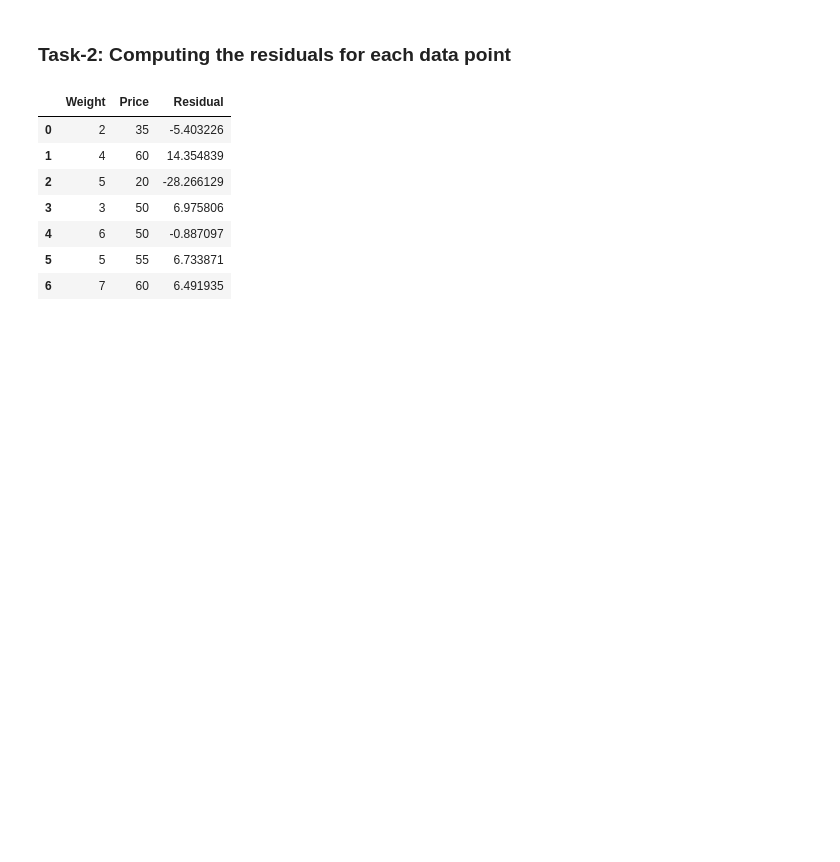
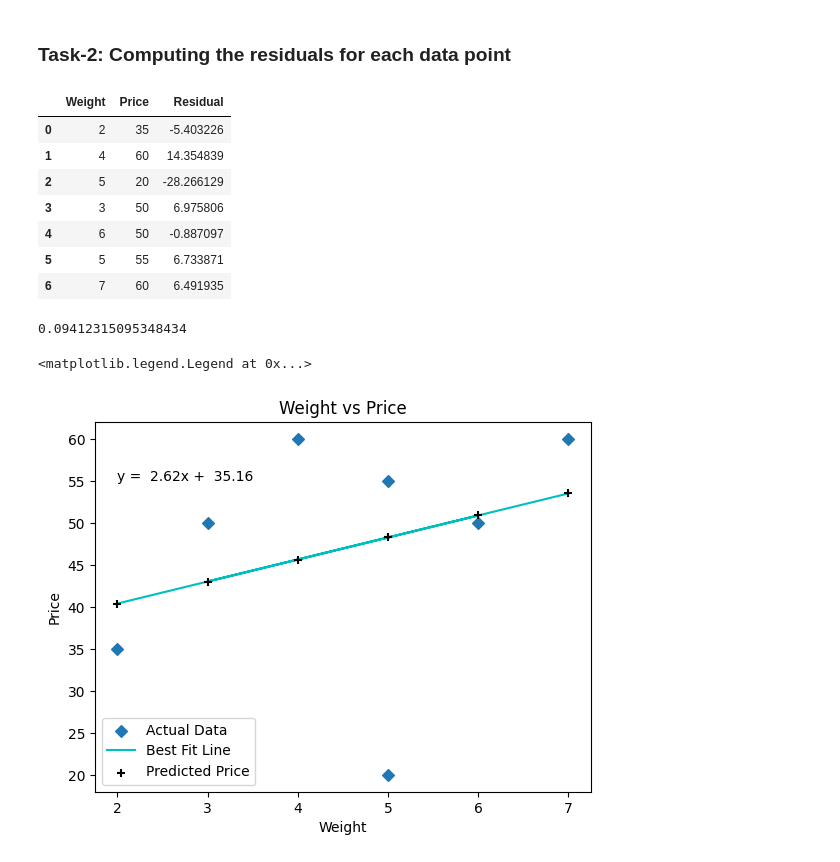
Before and after one commit to mohammadkhorshed/DS-ML-Assignments, a Jupyter notebook: assignment_03.ipynb, the cells around one changed output. Cells and saved outputs as stored; diff of their text form; code cells hidden in the pictures; blank space fills up the shorter version.

```diff
--- a/assignment_03.ipynb
+++ b/assignment_03.ipynb
@@ -113,3 +113,28 @@ df
 | 4 | 6 | 50 | -0.887097 |
 | 5 | 5 | 55 | 6.733871 |
 | 6 | 7 | 60 | 6.491935 |
+# %%
+# Computing trainning  score
+
+reg.score(df[['Weight']], df['Price'])
+# %% [output]
+0.09412315095348434
+# %%
+# Visualization of the data with best fit line
+
+M =  reg.coef_
+C = reg.intercept_
+
+equation = f"y = {float(M): .2f}x + {float(C): .2f}"
+plt.text(min(df['Weight']), max(df['Price']) - 5, equation)
+
+plt.scatter(df['Weight'], df['Price'], marker= 'D', label = 'Actual Data', zorder = 1)
+plt.plot(df['Weight'], reg.predict(df[['Weight']]), c='c', label = 'Best Fit Line', zorder = 2)
+plt.scatter(df['Weight'], reg.predict(df[['Weight']]), c='k', marker= '+', label = 'Predicted Price', zorder = 3)
+plt.xlabel('Weight')
+plt.ylabel('Price')
+plt.title('Weight vs Price')
+plt.legend()
+# %% [output]
+<matplotlib.legend.Legend at 0x...>
+[figure, added]
```
